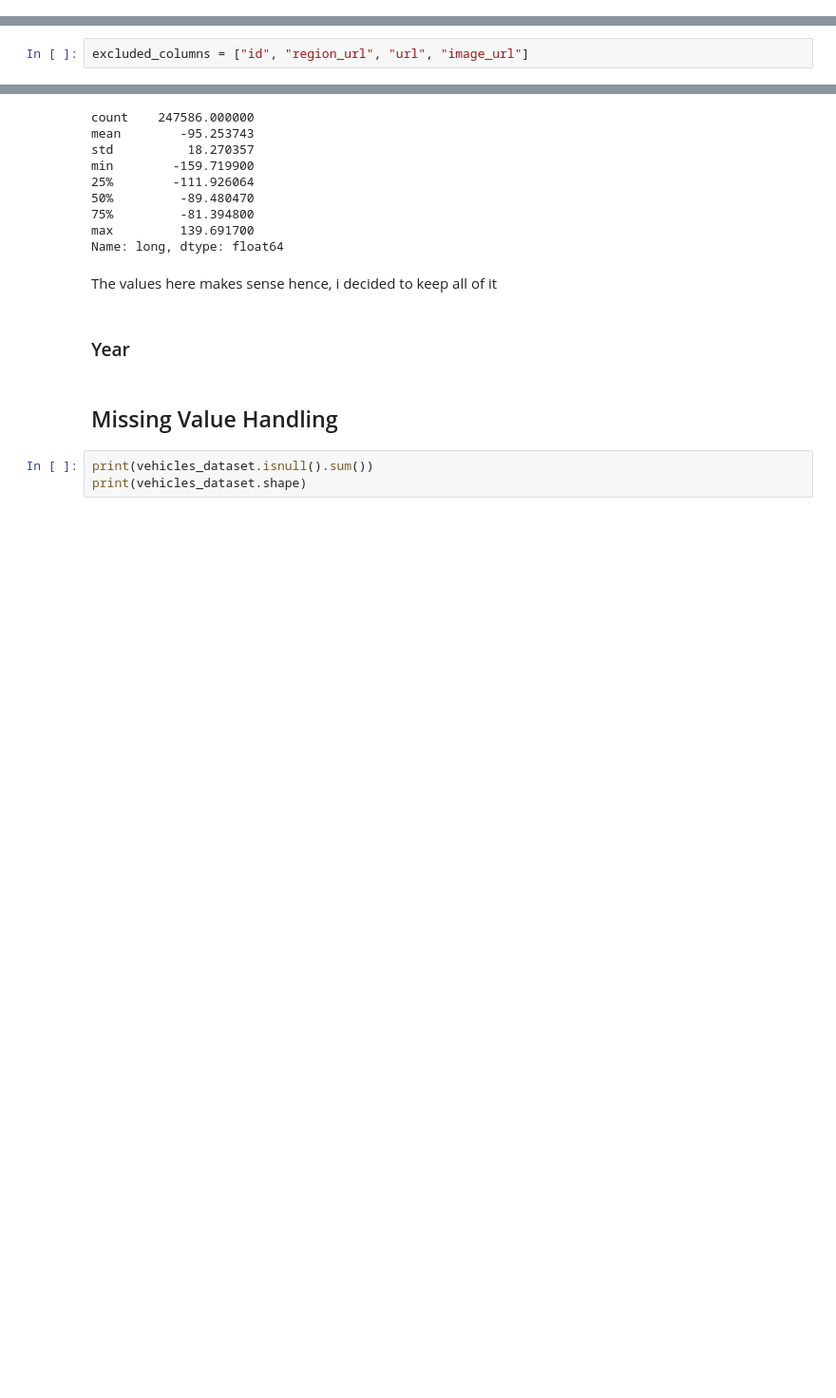
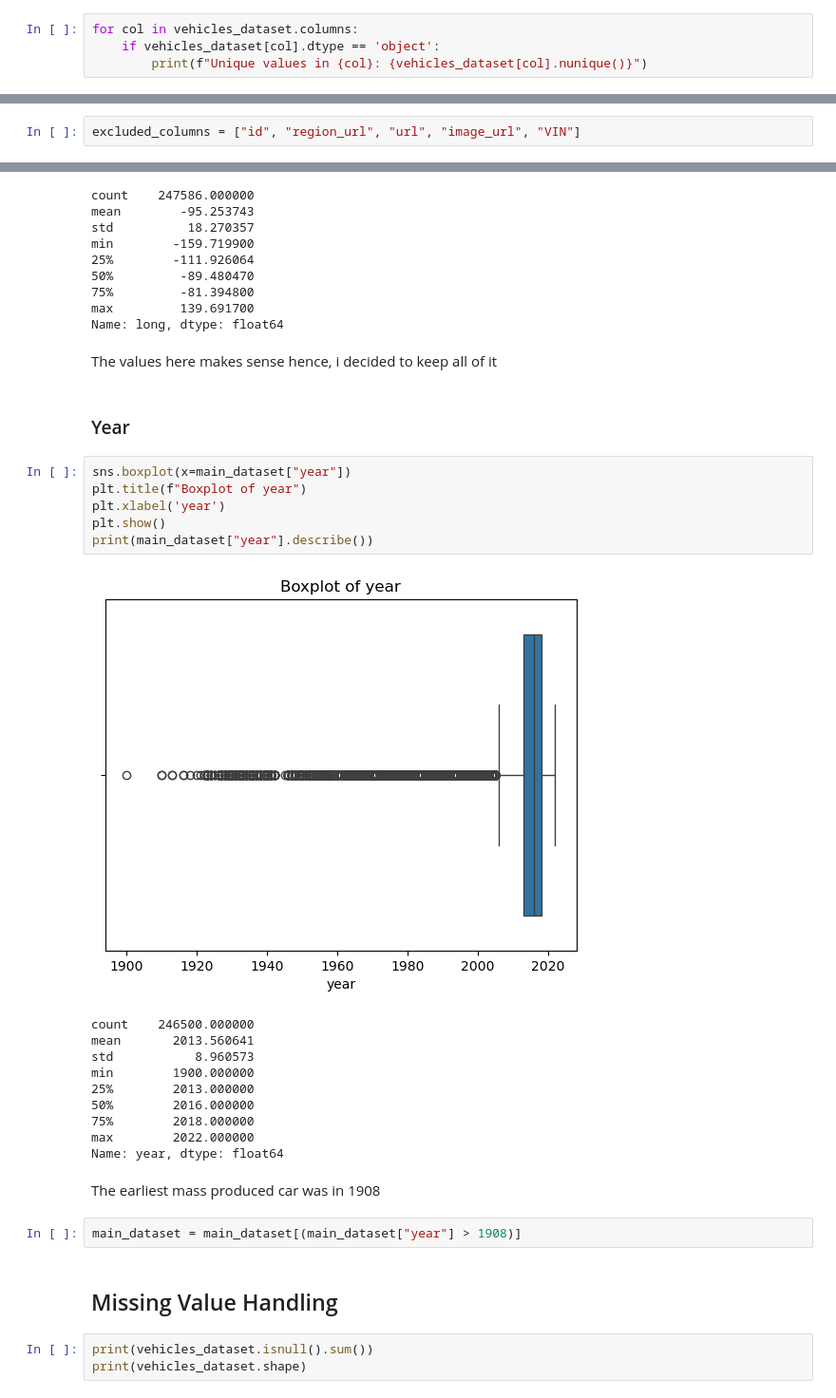
Before and after one commit to RandyTunru/Used-Cars-Exploratory-Analysis-and-Modelling, a Jupyter notebook: index.ipynb, the cells around one changed output, grey strips where cells are left out. Shown: that part at 95% size. Drawn from its saved outputs; the diff is of its cells as text; blank space fills up the shorter version.

Commit message:
docs: completed outlier detection in 'year'

```diff
--- a/index.ipynb
+++ b/index.ipynb
@@ -107,0 +106,4 @@ So far the only problem with our data is missing values
+# %%
+for col in vehicles_dataset.columns:
+    if vehicles_dataset[col].dtype == 'object':
+        print(f"Unique values in {col}: {vehicles_dataset[col].nunique()}")
@@ -112,5 +134,5 @@ We will remove features that aren't descriptive
 # %%
-excluded_columns = ["id", "region_url", "url", "image_url"]
+excluded_columns = ["id", "region_url", "url", "image_url", "VIN"]
 # %%
 main_dataset = vehicles_dataset.loc[ : , [col for col in vehicles_dataset if col not in excluded_columns]]
 main_dataset
@@ -388,6 +410,27 @@ Name: long, dtype: float64
 The values here makes sense hence, i decided to keep all of it
 # %% [markdown]
 ### Year
+# %%
+sns.boxplot(x=main_dataset["year"])
+plt.title(f"Boxplot of year")
+plt.xlabel('year')
+plt.show()
+print(main_dataset["year"].describe())
+# %% [output]
+[figure, added]
+count    246500.000000
+mean       2013.560641
+std           8.960573
+min        1900.000000
+25%        2013.000000
+50%        2016.000000
+75%        2018.000000
+max        2022.000000
+Name: year, dtype: float64
+# %% [markdown]
+The earliest mass produced car was in 1908
+# %%
+main_dataset = main_dataset[(main_dataset["year"] > 1908)]
 # %% [markdown]
 ## Missing Value Handling
 # %%
```
Also changed, not shown: parts of 4 cells of this notebook.
